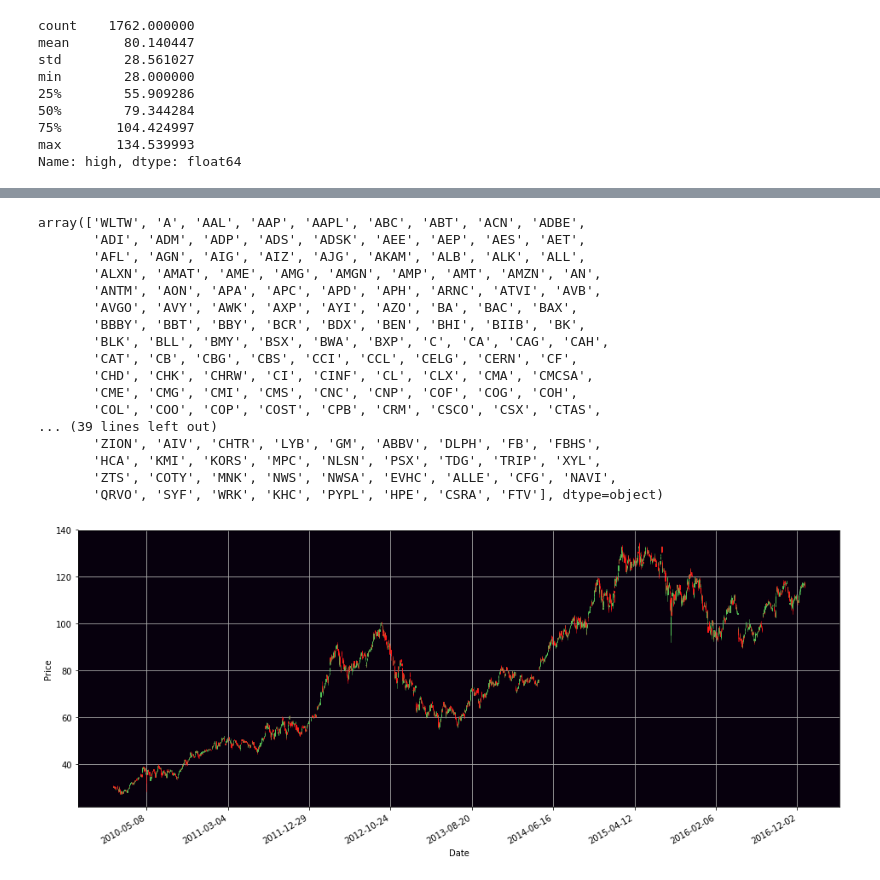
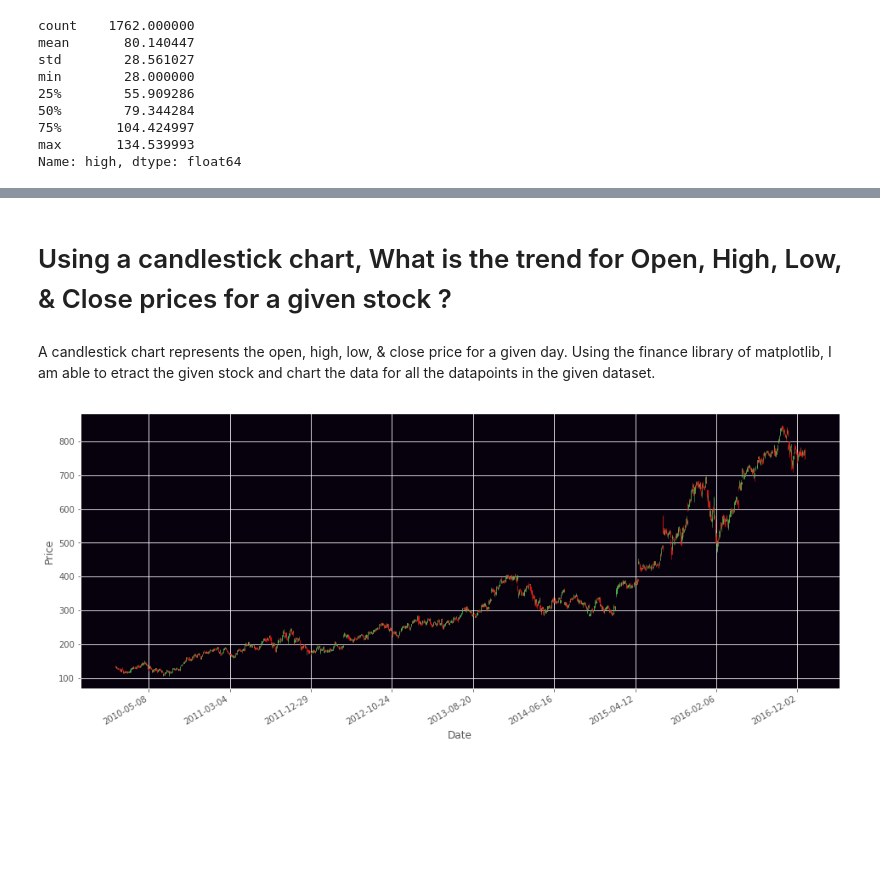
Before and after one commit to plj91682/Thinkful_Assignments, a Jupyter notebook: Thinkful_Assignment_Capstone.ipynb, the cells around one changed output, grey strips where cells are left out. Saved outputs shown, nothing was run; the diff lists cells and outputs as text; code cells hidden in the pictures; blank space fills up the shorter version.

```diff
--- a/Thinkful_Assignment_Capstone.ipynb
+++ b/Thinkful_Assignment_Capstone.ipynb
@@ -8,3 +30,6 @@ import datetime
 
 # global stock dataframe
 stock_df = ''
+# %%
+stocks_df = pd.read_csv('nyse/prices-split-adjusted.csv').sort_values(by=['date'])
+stocks_df.head(1)
@@ -11,5 +45,4 @@ stock_df = ''
 # %%
-stocks_df = pd.read_csv('nyse/prices-split-adjusted.csv')
 fundamentals = pd.read_csv('nyse/fundamentals.csv')
 apple_df = stocks_df[stocks_df['symbol'] == 'AAPL']
 apple_high_df1_np = apple_df['high'].values
@@ -48,0 +106,4 @@ Name: high, dtype: float64
+# %%
+matplotlib.style.use('ggplot')
+plt.scatter(apple_df['high'], apple_df['volume'])
+plt.show()
@@ -136,5 +181,5 @@ plt.show()
 # %%
-symbol = 'AAPL'
-column = 'high'
+symbol = 'AMZN'
 DescribeStock(symbol, column)
+Histogram(symbol, column, 100)
 # %% [output]
@@ -175,23 +197,9 @@ stk
 # %%
-stocks_df.symbol.unique()
+#stocks_df.symbol.unique()
-# %% [output]
-array(['WLTW', 'A', 'AAL', 'AAP', 'AAPL', 'ABC', 'ABT', 'ACN', 'ADBE',
-       'ADI', 'ADM', 'ADP', 'ADS', 'ADSK', 'AEE', 'AEP', 'AES', 'AET',
-       'AFL', 'AGN', 'AIG', 'AIZ', 'AJG', 'AKAM', 'ALB', 'ALK', 'ALL',
-       'ALXN', 'AMAT', 'AME', 'AMG', 'AMGN', 'AMP', 'AMT', 'AMZN', 'AN',
-       'ANTM', 'AON', 'APA', 'APC', 'APD', 'APH', 'ARNC', 'ATVI', 'AVB',
-       'AVGO', 'AVY', 'AWK', 'AXP', 'AYI', 'AZO', 'BA', 'BAC', 'BAX',
-       'BBBY', 'BBT', 'BBY', 'BCR', 'BDX', 'BEN', 'BHI', 'BIIB', 'BK',
-       'BLK', 'BLL', 'BMY', 'BSX', 'BWA', 'BXP', 'C', 'CA', 'CAG', 'CAH',
-       'CAT', 'CB', 'CBG', 'CBS', 'CCI', 'CCL', 'CELG', 'CERN', 'CF',
-       'CHD', 'CHK', 'CHRW', 'CI', 'CINF', 'CL', 'CLX', 'CMA', 'CMCSA',
-       'CME', 'CMG', 'CMI', 'CMS', 'CNC', 'CNP', 'COF', 'COG', 'COH',
-       'COL', 'COO', 'COP', 'COST', 'CPB', 'CRM', 'CSCO', 'CSX', 'CTAS',
-... (39 lines left out)
-       'ZION', 'AIV', 'CHTR', 'LYB', 'GM', 'ABBV', 'DLPH', 'FB', 'FBHS',
-       'HCA', 'KMI', 'KORS', 'MPC', 'NLSN', 'PSX', 'TDG', 'TRIP', 'XYL',
-       'ZTS', 'COTY', 'MNK', 'NWS', 'NWSA', 'EVHC', 'ALLE', 'CFG', 'NAVI',
-       'QRVO', 'SYF', 'WRK', 'KHC', 'PYPL', 'HPE', 'CSRA', 'FTV'], dtype=object)
+# %% [markdown]
+# Using a candlestick chart, What is the trend for Open, High, Low, & Close prices for a given stock ?
+# %% [markdown]
+A candlestick chart represents the open, high, low, & close price for a given day.  Using the finance library of matplotlib, I am able to etract the given stock and chart the data for all the datapoints in the given dataset.
 # %%
 def bytespdate2num(fmt, encoding='utf-8'):
     strconverter = mdates.strpdate2num(fmt)
@@ -200,36 +208,35 @@ def bytespdate2num(fmt, encoding='utf-8'):
         return strconverter(s)
     return bytesconverter
 # %%
-#Plot OPEN, HIGH, LOW, CLOSE as a candlestick chart
-
 from matplotlib.finance import candlestick_ohlc
 import matplotlib.dates as mdates
 import matplotlib.ticker as mticker
 from matplotlib.widgets import Slider
 
 #stock_df.head(1111)
+stock_df = stocks_df[stocks_df['symbol'] == symbol]
 df1 = stock_df[['date','open','high','low','close','volume']]
 #df1
 fig = plt.figure(figsize=(16, 8))
 #ax1 = plt.subplot2grid((1,1), (0,0))
 ax1 = plt.subplot2grid((6, 4), (1, 0), rowspan=6, colspan=4, facecolor='#07000d')
 ax1.xaxis_date()
 ax1.xaxis.set_major_formatter(mdates.DateFormatter('%Y-%m-%d'))
 ax1.xaxis.set_major_locator(mticker.MaxNLocator(10))
 fig.autofmt_xdate()
 ax1.grid(True)
 plt.xlabel('Date')
 plt.ylabel('Price')
 
 date1 = (2013, 1, 1)
 date2 = (2016, 12, 31)
 
 
 
 
 df1.is_copy = False
 df1['date'] = df1['date'].apply(mdates.date2num)
 #df1.head(11)
 _ = candlestick_ohlc(ax1, df1.values, width=.6, colorup='#53c156', colordown='#ff1717')
 # %% [output]
-[figure, old version]
+[figure, new version]
```
Also changed, not shown: parts of 31 cells of this notebook.
